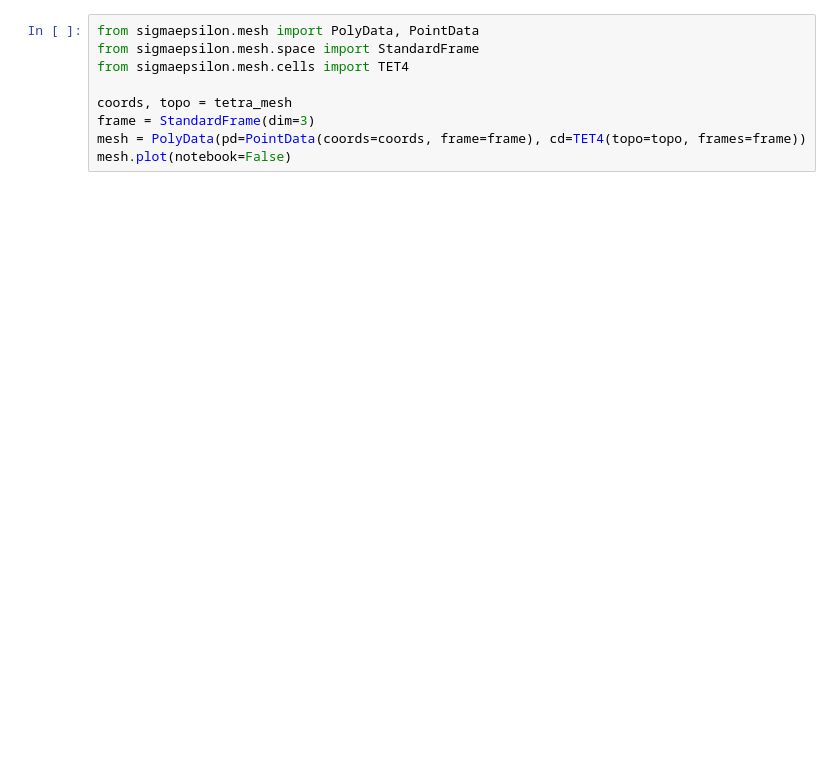
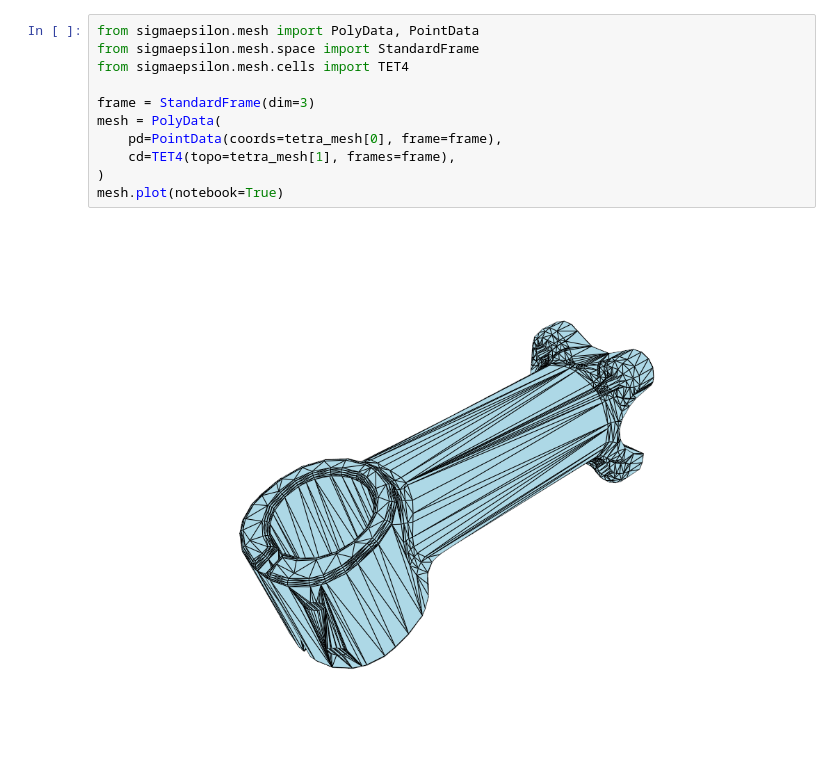
Before and after one commit to sigma-epsilon/sigmaepsilon.mesh, a Jupyter notebook: docs/source/notebooks/read_from_stl.ipynb, the cells around one changed output. Drawn from its saved outputs; the diff is of its cells as text; blank space fills up the shorter version.

Commit message:
new example notebooks

```diff
--- a/docs/source/notebooks/read_from_stl.ipynb
+++ b/docs/source/notebooks/read_from_stl.ipynb
@@ -55,9 +35,13 @@ Tetrahedralization successful.
 # %%
 from sigmaepsilon.mesh import PolyData, PointData
 from sigmaepsilon.mesh.space import StandardFrame
 from sigmaepsilon.mesh.cells import TET4
 
-coords, topo = tetra_mesh
 frame = StandardFrame(dim=3)
-mesh = PolyData(pd=PointData(coords=coords, frame=frame), cd=TET4(topo=topo, frames=frame))
-mesh.plot(notebook=False)
+mesh = PolyData(
+    pd=PointData(coords=tetra_mesh[0], frame=frame),
+    cd=TET4(topo=tetra_mesh[1], frames=frame),
+)
+mesh.plot(notebook=True)
+# %% [output]
+[figure, added]
```
Also changed, not shown: parts of 2 cells of this notebook, 1 other file.
